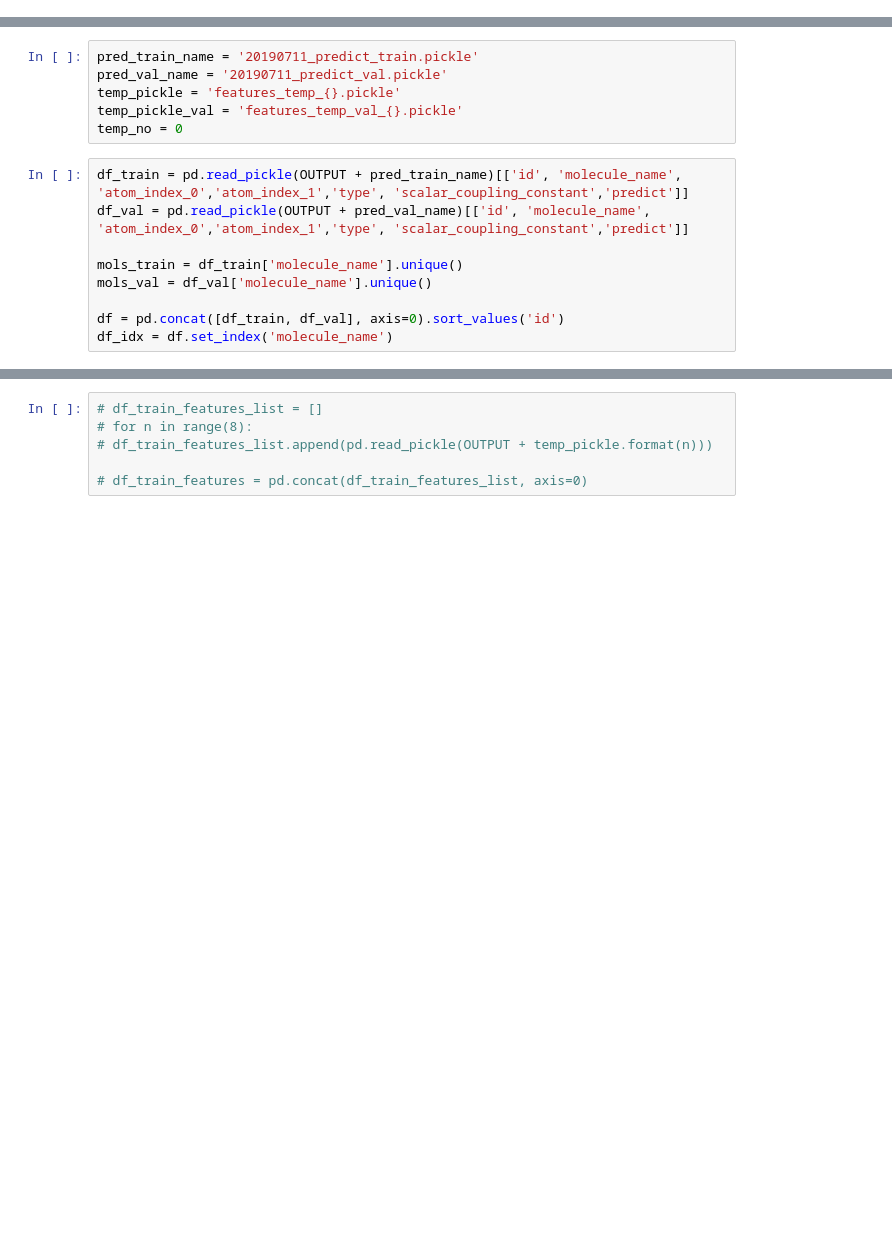
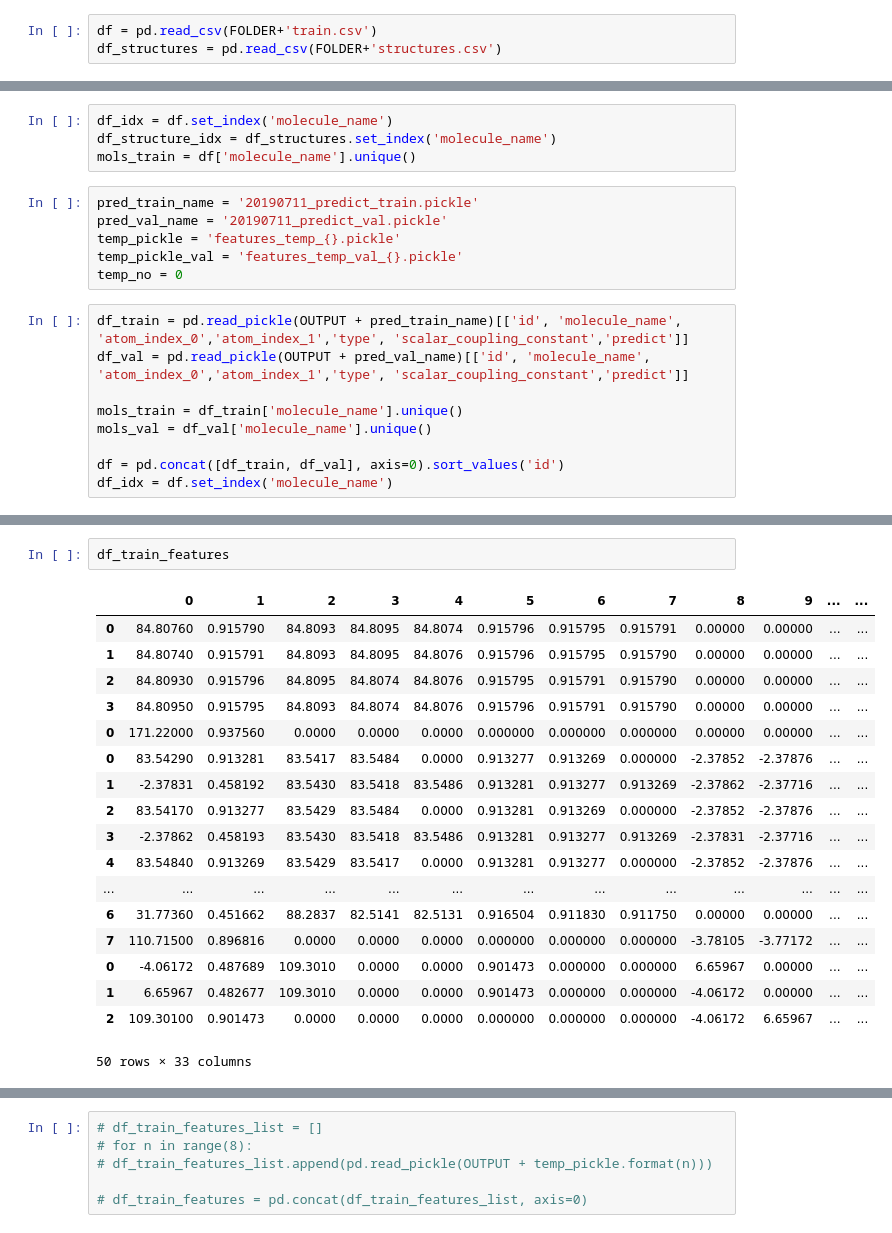
Before and after one commit to Rio114/kaggle, a Jupyter notebook: champs/train_second_model.ipynb, the cells around one changed output, grey strips where cells are left out. Cells and saved outputs as stored; diff of their text form; blank space fills up the shorter version.

```diff
--- a/champs/train_second_model.ipynb
+++ b/champs/train_second_model.ipynb
@@ -10,3 +10,6 @@ import pickle
 # %%
 FOLDER = '../../data_kaggle/champs/'
 OUTPUT = FOLDER + 'out/'
+# %%
+df = pd.read_csv(FOLDER+'train.csv')
+df_structures = pd.read_csv(FOLDER+'structures.csv')
@@ -13,3 +18,7 @@ OUTPUT = FOLDER + 'out/'
+# %%
+df_idx = df.set_index('molecule_name')
+df_structure_idx = df_structures.set_index('molecule_name')
+mols_train = df['molecule_name'].unique()
 # %%
 pred_train_name = '20190711_predict_train.pickle'
 pred_val_name = '20190711_predict_val.pickle'
@@ -28,2 +175,23 @@ df_idx = df.set_index('molecule_name')
+# %%
+df_train_features
+# %% [output]
+|  | 0 | 1 | 2 | 3 | 4 | 5 | 6 | 7 | 8 | 9 | ... | ... |
+| 0 | 84.80760 | 0.915790 | 84.8093 | 84.8095 | 84.8074 | 0.915796 | 0.915795 | 0.915791 | 0.00000 | 0.00000 | ... | ... |
+| 1 | 84.80740 | 0.915791 | 84.8093 | 84.8095 | 84.8076 | 0.915796 | 0.915795 | 0.915790 | 0.00000 | 0.00000 | ... | ... |
+| 2 | 84.80930 | 0.915796 | 84.8095 | 84.8074 | 84.8076 | 0.915795 | 0.915791 | 0.915790 | 0.00000 | 0.00000 | ... | ... |
+| 3 | 84.80950 | 0.915795 | 84.8093 | 84.8074 | 84.8076 | 0.915796 | 0.915791 | 0.915790 | 0.00000 | 0.00000 | ... | ... |
+| 0 | 171.22000 | 0.937560 | 0.0000 | 0.0000 | 0.0000 | 0.000000 | 0.000000 | 0.000000 | 0.00000 | 0.00000 | ... | ... |
+| 0 | 83.54290 | 0.913281 | 83.5417 | 83.5484 | 0.0000 | 0.913277 | 0.913269 | 0.000000 | -2.37852 | -2.37876 | ... | ... |
+| 1 | -2.37831 | 0.458192 | 83.5430 | 83.5418 | 83.5486 | 0.913281 | 0.913277 | 0.913269 | -2.37862 | -2.37716 | ... | ... |
+| 2 | 83.54170 | 0.913277 | 83.5429 | 83.5484 | 0.0000 | 0.913281 | 0.913269 | 0.000000 | -2.37852 | -2.37876 | ... | ... |
+| 3 | -2.37862 | 0.458193 | 83.5430 | 83.5418 | 83.5486 | 0.913281 | 0.913277 | 0.913269 | -2.37831 | -2.37716 | ... | ... |
+| 4 | 83.54840 | 0.913269 | 83.5429 | 83.5417 | 0.0000 | 0.913281 | 0.913277 | 0.000000 | -2.37852 | -2.37876 | ... | ... |
+| ... | ... | ... | ... | ... | ... | ... | ... | ... | ... | ... | ... | ... |
+| 6 | 31.77360 | 0.451662 | 88.2837 | 82.5141 | 82.5131 | 0.916504 | 0.911830 | 0.911750 | 0.00000 | 0.00000 | ... | ... |
+| 7 | 110.71500 | 0.896816 | 0.0000 | 0.0000 | 0.0000 | 0.000000 | 0.000000 | 0.000000 | -3.78105 | -3.77172 | ... | ... |
+| 0 | -4.06172 | 0.487689 | 109.3010 | 0.0000 | 0.0000 | 0.901473 | 0.000000 | 0.000000 | 6.65967 | 0.00000 | ... | ... |
+| 1 | 6.65967 | 0.482677 | 109.3010 | 0.0000 | 0.0000 | 0.901473 | 0.000000 | 0.000000 | -4.06172 | 0.00000 | ... | ... |
+| 2 | 109.30100 | 0.901473 | 0.0000 | 0.0000 | 0.0000 | 0.000000 | 0.000000 | 0.000000 | -4.06172 | 6.65967 | ... | ... |
+50 rows × 33 columns
 # %%
 bond = ['1JHC', '2JHC', '3JHC']
```
Also changed, not shown: parts of 10 cells of this notebook.
